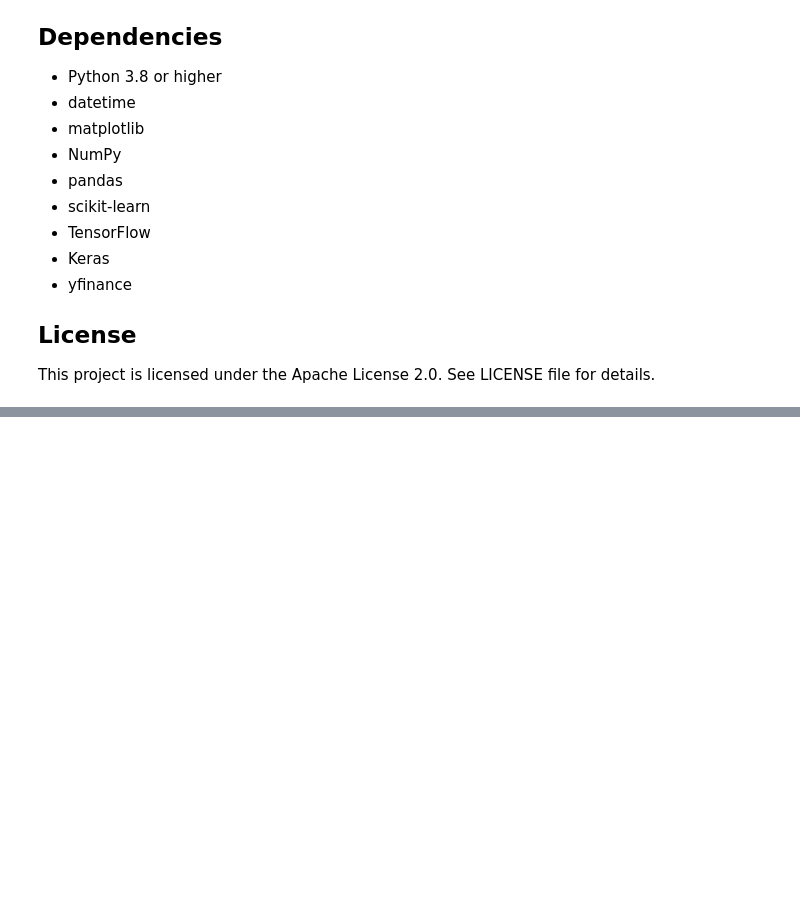
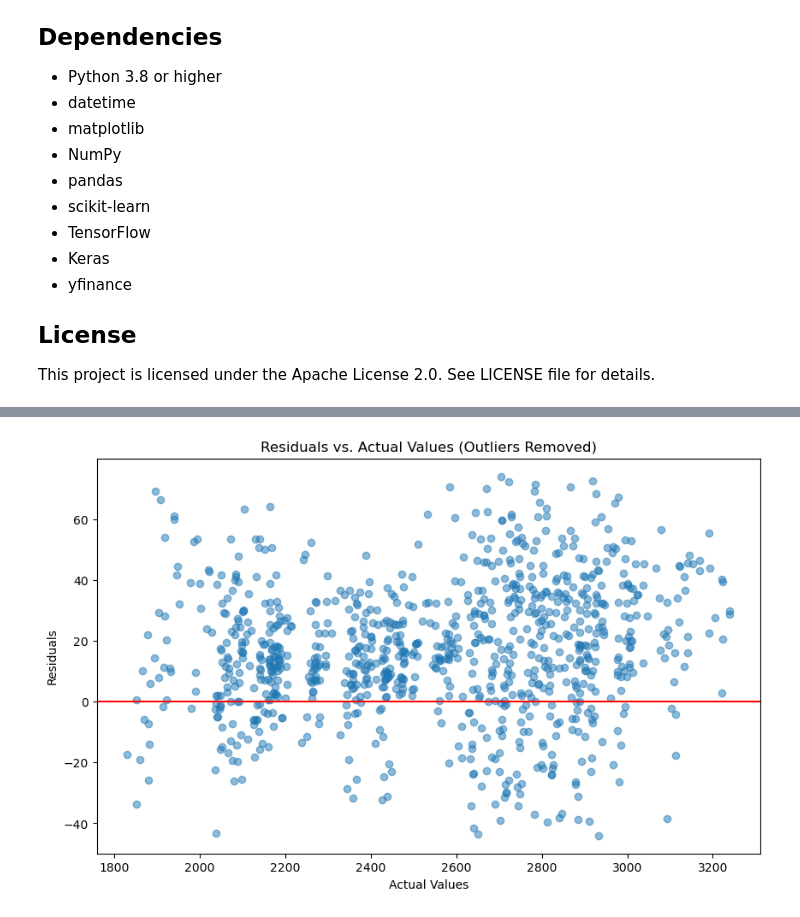
Before and after one commit to gwibmer/AI-Stock-Market-Forecasting, a Jupyter notebook: notebooks/model1.ipynb, the cells around one changed output, grey strips where cells are left out. Cells and saved outputs as stored; diff of their text form; code cells hidden in the pictures; blank space fills up the shorter version.

```diff
--- a/notebooks/model1.ipynb
+++ b/notebooks/model1.ipynb
@@ -299,0 +407,24 @@ plt.show()
+# %%
+# Plot residuals
+residuals = y_test[8:] - close_predictions
+
+# Calculate Z-scores
+z_scores = (residuals - np.mean(residuals)) / np.std(residuals)
+
+# Set Z-score threshold for outliers
+threshold = 2
+
+# Remove outliers
+filtered_residuals = residuals[np.abs(z_scores) < threshold]
+filtered_y_open_test = y_test[8:][np.abs(z_scores) < threshold]
+
+# Plot filtered data
+plt.figure(figsize=(10, 6))
+plt.scatter(filtered_y_open_test, filtered_residuals, alpha=0.5)
+plt.axhline(y=0, color='r', linestyle='-')
+plt.xlabel('Actual Values')
+plt.ylabel('Residuals')
+plt.title('Residuals vs. Actual Values (Outliers Removed)')
+plt.show()
+# %% [output]
+[figure, added]
```
Also changed, not shown: parts of 29 cells of this notebook, 20 other files.
